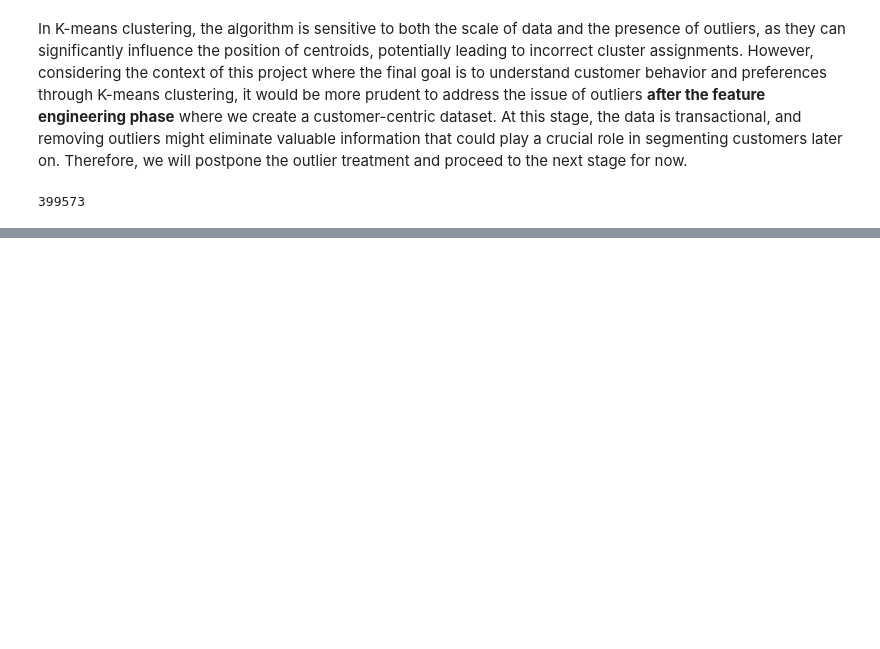
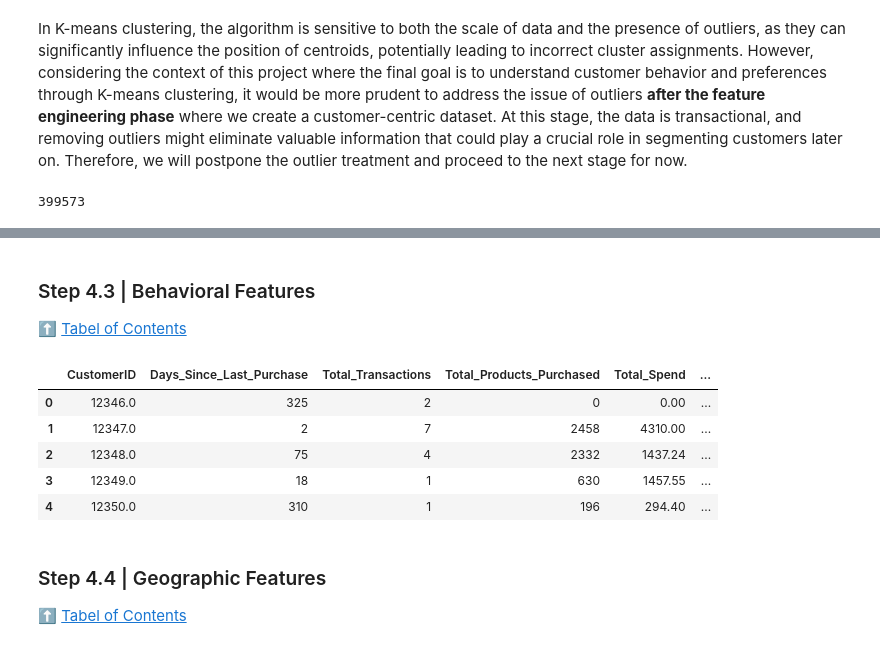
Before and after one commit to richardlevinson3/customer-personality-analytics, a Jupyter notebook: cusomter-personality-analytics.ipynb, the cells around one changed output, grey strips where cells are left out. Saved outputs shown, nothing was run; the diff lists cells and outputs as text; code cells hidden in the pictures; blank space fills up the shorter version.

```diff
--- a/cusomter-personality-analytics.ipynb
+++ b/cusomter-personality-analytics.ipynb
@@ -572,0 +689,40 @@ df.shape[0]
+# %% [markdown]
+<a id="behaviroal_features"></a>
+### Step 4.3 | Behavioral Features
+⬆️ [Tabel of Contents](#contents_tabel)
+# %%
+# Extract day of week and hour from InvoiceDate
+df['Day_Of_Week'] = df['InvoiceDate'].dt.dayofweek
+df['Hour'] = df['InvoiceDate'].dt.hour
+
+# Calculate the average number of days between consecutive purchases
+days_between_purchases = df.groupby('CustomerID')['InvoiceDay'].apply(lambda x: (x.diff().dropna()).apply(lambda y: y.days))
+average_days_between_purchases = days_between_purchases.groupby('CustomerID').mean().reset_index()
+average_days_between_purchases.rename(columns={'InvoiceDay': 'Average_Days_Between_Purchases'}, inplace=True)
+
+# Find the favorite shopping day of the week
+favorite_shopping_day = df.groupby(['CustomerID', 'Day_Of_Week']).size().reset_index(name='Count')
+favorite_shopping_day = favorite_shopping_day.loc[favorite_shopping_day.groupby('CustomerID')['Count'].idxmax()][['CustomerID', 'Day_Of_Week']]
+
+# Find the favorite shopping hour of the day
+favorite_shopping_hour = df.groupby(['CustomerID', 'Hour']).size().reset_index(name='Count')
+favorite_shopping_hour = favorite_shopping_hour.loc[favorite_shopping_hour.groupby('CustomerID')['Count'].idxmax()][['CustomerID', 'Hour']]
+
+# Merge the new features into the customer_data dataframe
+customer_data = pd.merge(customer_data, average_days_between_purchases, on='CustomerID')
+customer_data = pd.merge(customer_data, favorite_shopping_day, on='CustomerID')
+customer_data = pd.merge(customer_data, favorite_shopping_hour, on='CustomerID')
+
+# Display the first few rows of the customer_data dataframe
+customer_data.head()
+# %% [output]
+|  | CustomerID | Days_Since_Last_Purchase | Total_Transactions | Total_Products_Purchased | Total_Spend | ... |
+| 0 | 12346.0 | 325 | 2 | 0 | 0.00 | ... |
+| 1 | 12347.0 | 2 | 7 | 2458 | 4310.00 | ... |
+| 2 | 12348.0 | 75 | 4 | 2332 | 1437.24 | ... |
+| 3 | 12349.0 | 18 | 1 | 630 | 1457.55 | ... |
+| 4 | 12350.0 | 310 | 1 | 196 | 294.40 | ... |
+# %% [markdown]
+<a id="geographical_features"></a>
+### Step 4.4 | Geographic Features
+⬆️ [Tabel of Contents](#contents_tabel)
```
Also changed, not shown: parts of 24 cells of this notebook.
